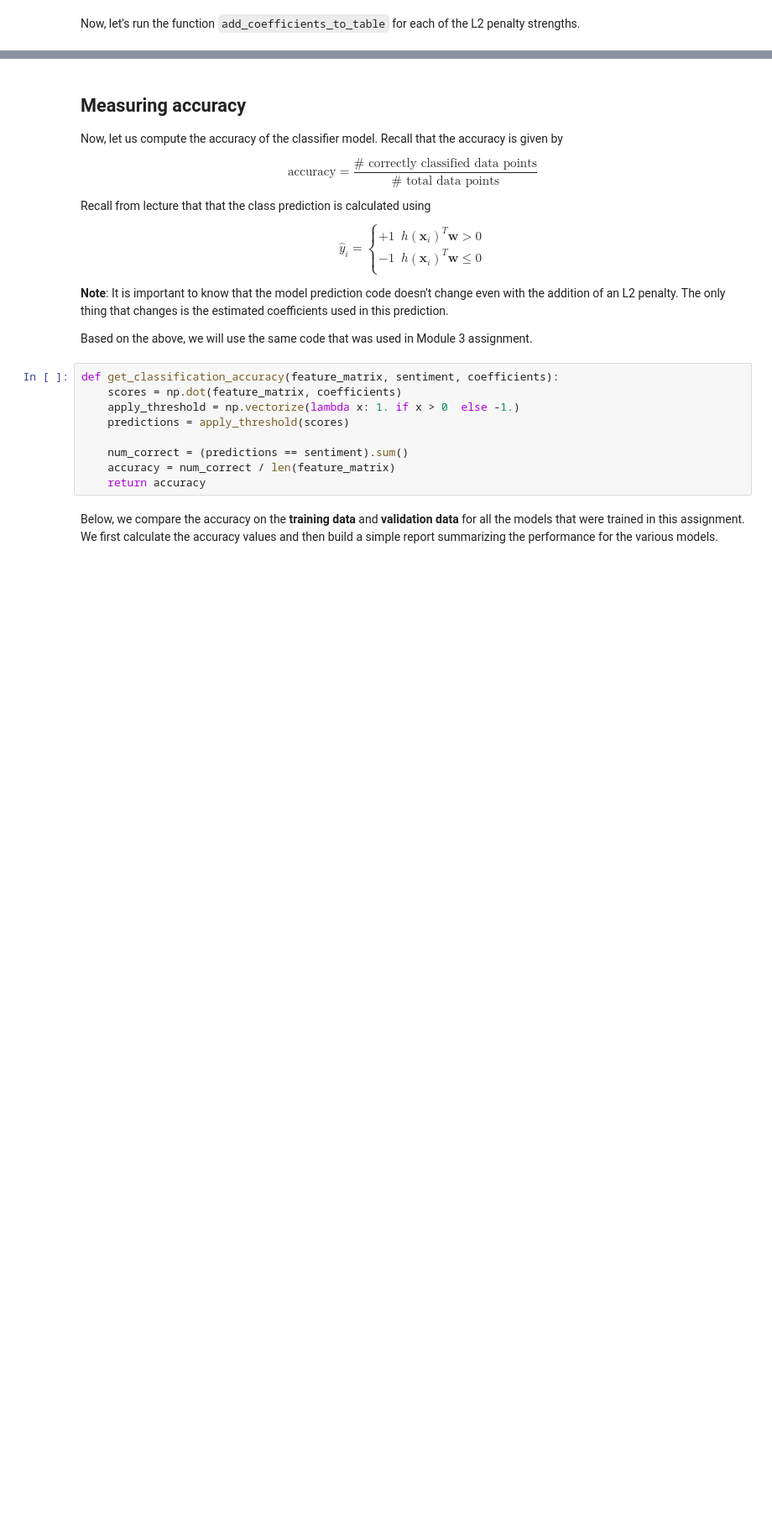
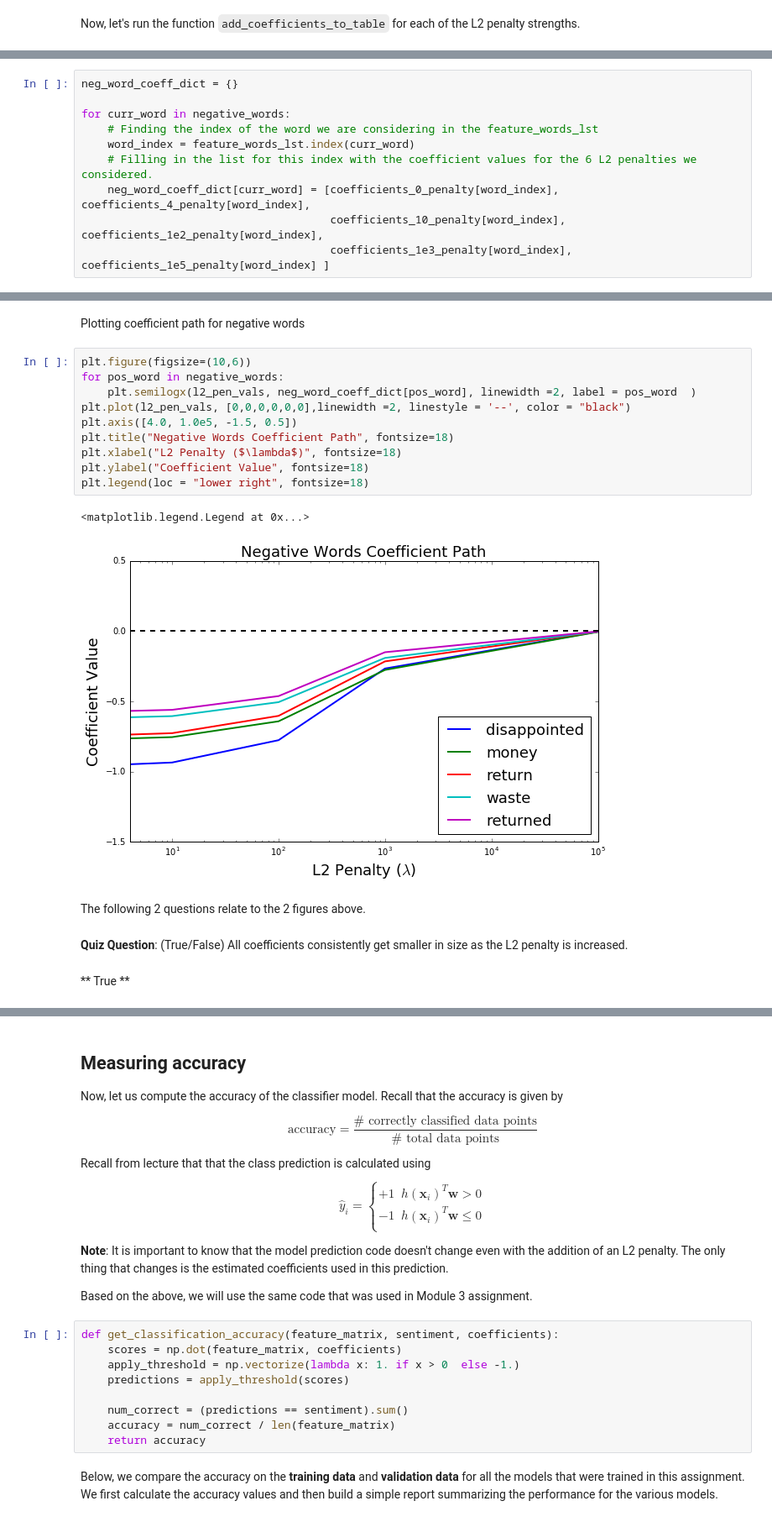
Before and after one commit to Santana9937/Classification_ML_Specialization, a Jupyter notebook: Week_2_Learning_Linear_Classifiers/week_2_assign_2_lin_reg_L2_reg.ipynb, the cells around one changed output, grey strips where cells are left out. Shown at 84% size. Saved outputs shown, nothing was run; the diff lists cells and outputs as text; blank space fills up the shorter version.

```diff
--- a/Week_2_Learning_Linear_Classifiers/week_2_assign_2_lin_reg_L2_reg.ipynb
+++ b/Week_2_Learning_Linear_Classifiers/week_2_assign_2_lin_reg_L2_reg.ipynb
@@ -547,0 +535,10 @@ make_coefficient_plot(table, positive_words, negative_words, l2_penalty_list=[0,
+# %%
+neg_word_coeff_dict = {}
+
+for curr_word in negative_words:
+    # Finding the index of the word we are considering in the feature_words_lst
+    word_index = feature_words_lst.index(curr_word)
+    # Filling in the list for this index with the coefficient values for the 6 L2 penalties we considered.
+    neg_word_coeff_dict[curr_word] = [coefficients_0_penalty[word_index], coefficients_4_penalty[word_index],
+                                      coefficients_10_penalty[word_index], coefficients_1e2_penalty[word_index],
+                                      coefficients_1e3_penalty[word_index], coefficients_1e5_penalty[word_index] ]
@@ -548 +560,22 @@ make_coefficient_plot(table, positive_words, negative_words, l2_penalty_list=[0,
+# %% [markdown]
+Plotting coefficient path for negative words
+# %%
+plt.figure(figsize=(10,6))
+for pos_word in negative_words:
+    plt.semilogx(l2_pen_vals, neg_word_coeff_dict[pos_word], linewidth =2, label = pos_word  )
+plt.plot(l2_pen_vals, [0,0,0,0,0,0],linewidth =2, linestyle = '--', color = "black")
+plt.axis([4.0, 1.0e5, -1.5, 0.5])
+plt.title("Negative Words Coefficient Path", fontsize=18)
+plt.xlabel("L2 Penalty ($\lambda$)", fontsize=18)
+plt.ylabel("Coefficient Value", fontsize=18)
+plt.legend(loc = "lower right", fontsize=18)
+# %% [output]
+<matplotlib.legend.Legend at 0x...>
+[figure, added]
+# %% [markdown]
+The following 2 questions relate to the 2 figures above.
+# %% [markdown]
+**Quiz Question**: (True/False) All coefficients consistently get smaller in size as the L2 penalty is increased.
+# %% [markdown]
+** True **
 # %% [markdown]
```
Also changed, not shown: parts of 23 cells of this notebook.
